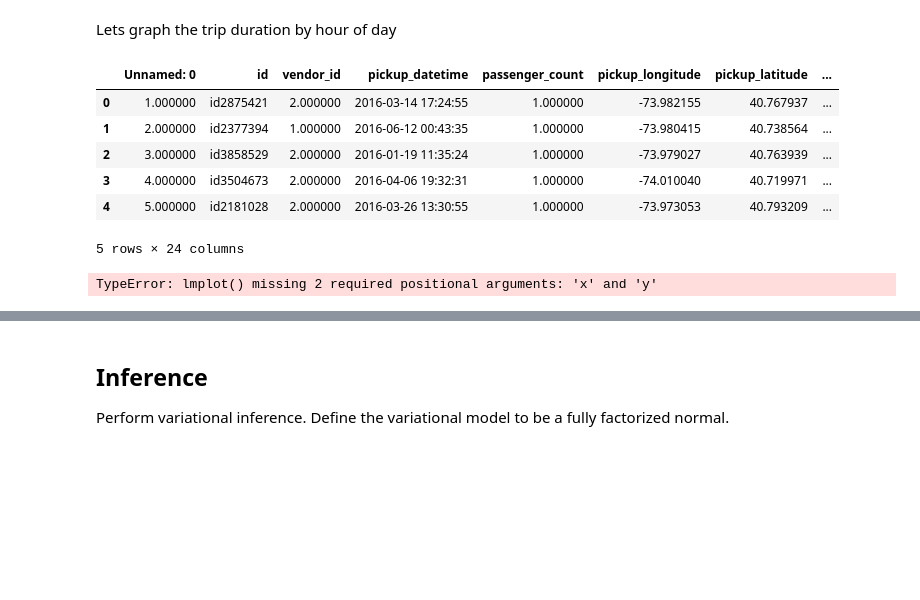
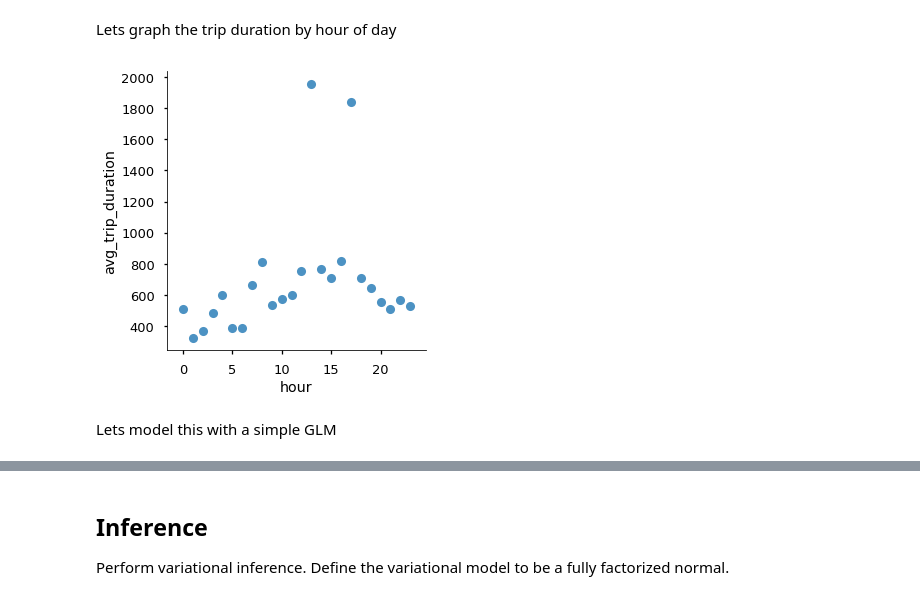
Before and after one commit to colby-j-wise/Probabilistic_Programming, a Jupyter notebook: FinalProject.ipynb, the cells around one changed output, grey strips where cells are left out. Drawn from its saved outputs; the diff is of its cells as text; code cells hidden in the pictures; blank space fills up the shorter version.

```diff
--- a/FinalProject.ipynb
+++ b/FinalProject.ipynb
@@ -59,20 +59,18 @@ visualize_by_boro(manhattan.iloc[indices, :])
 # %% [markdown]
 We will begin by trying to model the distance between two neighborhoods. Specifically, Morningside Heights and Upper East Side-Carnegie Hill
 # %%
-def bayesian_lin_reg_btw_neighborhoods(source_neighborhood, sink_neighborhood, full_dataset):
+def get_neighborhood_to_neighborhood(source_neighborhood, sink_neighborhood, full_dataset):
     x = full_dataset.where((full_dataset["pickup_neighborhood_name"] == source_neighborhood) &
                            (full_dataset["dropoff_neighborhood_name"] == sink_neighborhood)).dropna()
-    y = x["trip_duration"]
-    x = x.drop("trip_duration", axis=1)
-    return x, y
+    return x
 
 def add_arrival_timestamp(x):
     x["dropoff_timestamp"] = x["pickup_timestamp"] + x["trip_duration"]
     return x
 
 manhattan = add_arrival_timestamp(manhattan)
-ues_to_msh_x, ues_to_msh_y = bayesian_lin_reg_btw_neighborhoods("Morningside Heights", "Upper East Side-Carnegie Hill", manhattan)
-visualize_by_boro(ues_to_msh_x)
+ues_to_msh = get_neighborhood_to_neighborhood("Morningside Heights", "Upper East Side-Carnegie Hill", manhattan)
+visualize_by_boro(ues_to_msh)
 # %% [output]
 [figure]
 # %% [markdown]
@@ -93,21 +91,20 @@ def add_pickup_hour(x):
     x["pickup_hour"] = x["pickup_datetime"].apply(lambda x: x.hour)
     return x
 
-manhattan = add_dropoff_hour(manhattan)
-manhattan = add_pickup_hour(manhattan)
+ues_to_msh = add_dropoff_hour(ues_to_msh)
+ues_to_msh = add_pickup_hour(ues_to_msh)
-# %% [output]
-|  | Unnamed: 0 | id | vendor_id | pickup_datetime | passenger_count | pickup_longitude | pickup_latitude | ... |
-| 0 | 1.000000 | id2875421 | 2.000000 | 2016-03-14 17:24:55 | 1.000000 | -73.982155 | 40.767937 | ... |
-| 1 | 2.000000 | id2377394 | 1.000000 | 2016-06-12 00:43:35 | 1.000000 | -73.980415 | 40.738564 | ... |
-| 2 | 3.000000 | id3858529 | 2.000000 | 2016-01-19 11:35:24 | 1.000000 | -73.979027 | 40.763939 | ... |
-| 3 | 4.000000 | id3504673 | 2.000000 | 2016-04-06 19:32:31 | 1.000000 | -74.010040 | 40.719971 | ... |
-| 4 | 5.000000 | id2181028 | 2.000000 | 2016-03-26 13:30:55 | 1.000000 | -73.973053 | 40.793209 | ... |
-5 rows × 24 columns
 # %%
 # note that the selection of dropoff/pickup hour column here is
 # arbitrary, the count would be the same regardless of column selected
-average_trip_duration_by_dropoff_hour = manhattan.groupby("dropoff_hour")["trip_duration"].mean()
-sns.lmplot(data=average_trip_duration_by_dropoff_hour)
+avg_duration = ues_to_msh.groupby("dropoff_hour")["trip_duration"].mean().to_frame("avg_trip_duration")
+avg_duration["hour"] = range(24)
+sns.lmplot(x="hour", y="avg_trip_duration", data=avg_duration, fit_reg=False)
 plt.show()
+# plt.hist(avg_duration["hour"],
+#          bins=24,
+#          weights=avg_duration["avg_trip_duration"])
+# plt.show()
 # %% [output]
-TypeError: lmplot() missing 2 required positional arguments: 'x' and 'y'
+[figure, added]
+# %% [markdown]
+Lets model this with a simple GLM
```
Also changed, not shown: parts of 1 cell of this notebook.
